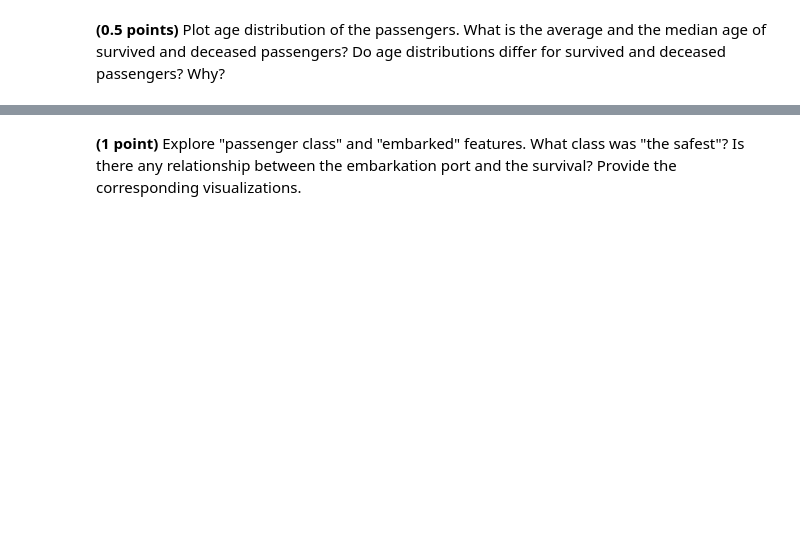
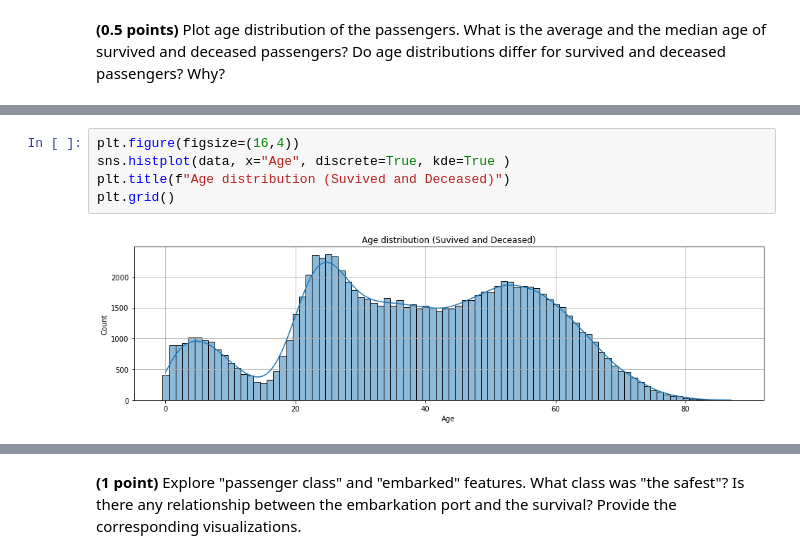
Before and after one commit to aslmyura/ml-python, a Jupyter notebook: 5_classification_linear_knn/hw_classification.ipynb, the cells around one changed output, grey strips where cells are left out. Saved outputs shown, nothing was run; the diff lists cells and outputs as text; blank space fills up the shorter version.

```diff
--- a/5_classification_linear_knn/hw_classification.ipynb
+++ b/5_classification_linear_knn/hw_classification.ipynb
@@ -782,0 +880,7 @@ data.head()
+# %%
+plt.figure(figsize=(16,4))
+sns.histplot(data, x="Age", discrete=True, kde=True )
+plt.title(f"Age distribution (Suvived and Deceased)")
+plt.grid()
+# %% [output]
+[figure, added]
```
Also changed, not shown: parts of 79 cells of this notebook.
